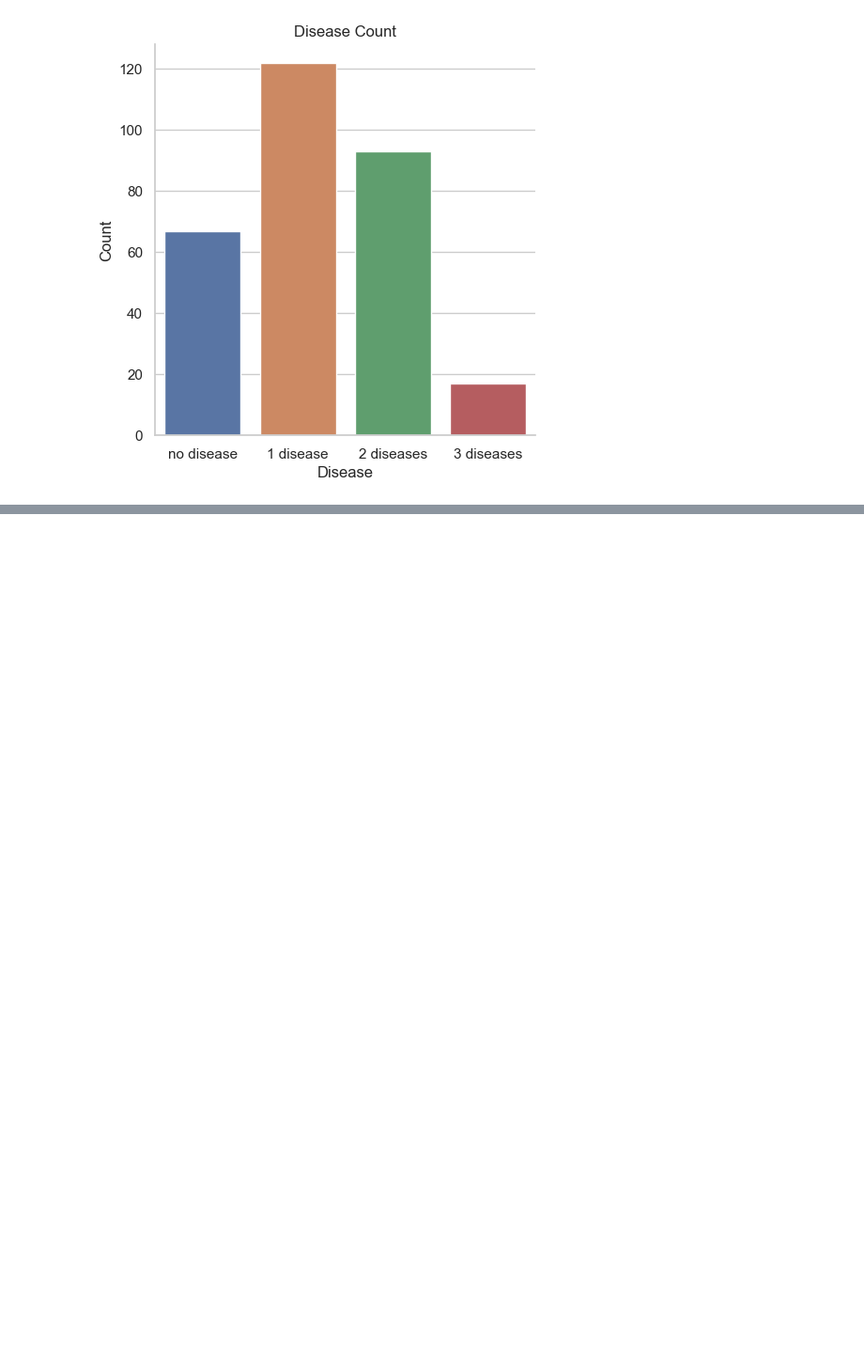
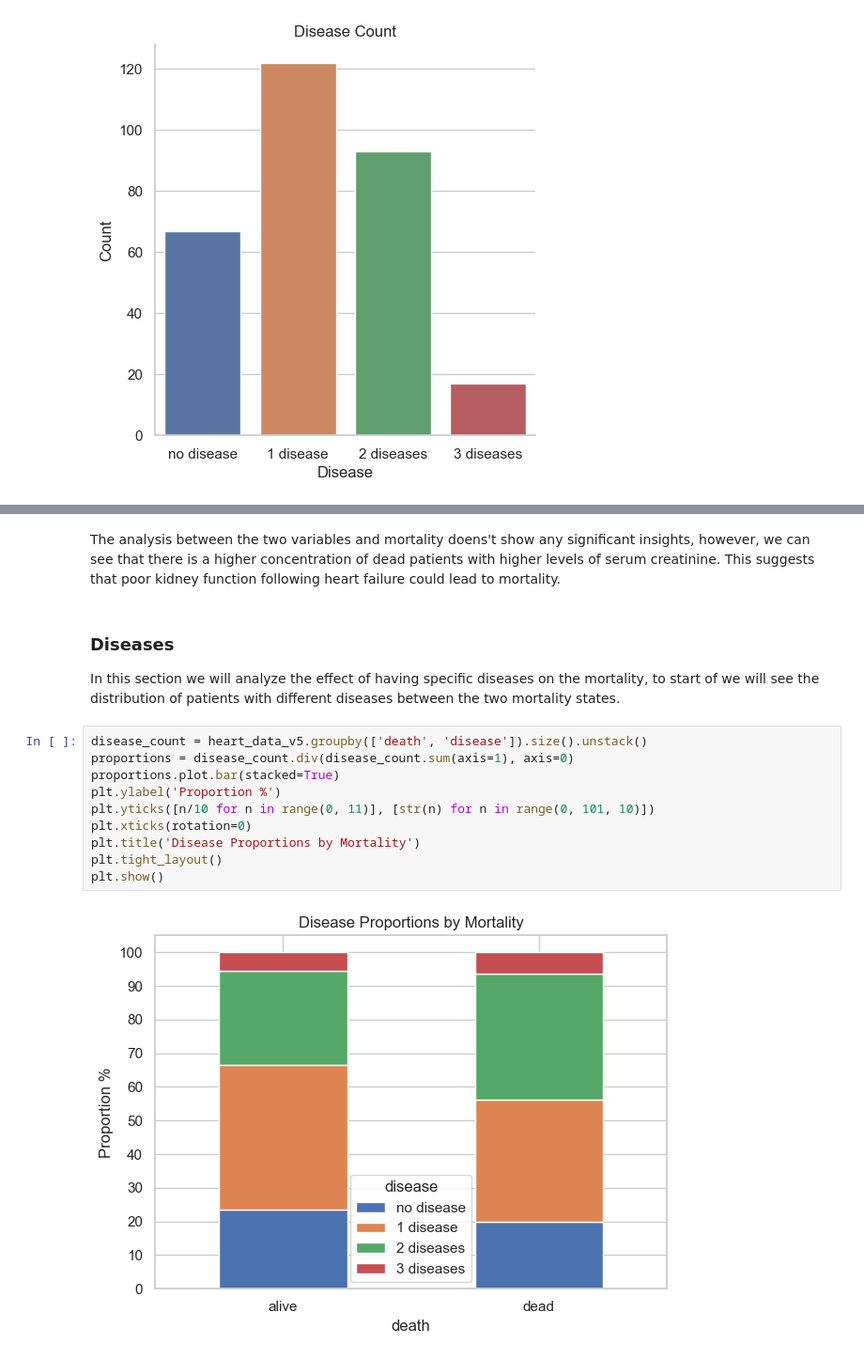
Before and after one commit to masterbatcoderman10/heart_failure_analysis, a Jupyter notebook: analysis.ipynb, the cells around one changed output, grey strips where cells are left out. Shown at 94% size. Drawn from its saved outputs; the diff is of its cells as text; blank space fills up the shorter version.

Commit message:
completed multi-variate analysis

```diff
--- a/analysis.ipynb
+++ b/analysis.ipynb
@@ -436,0 +537,18 @@ Univariate analysis allowed us to understand the condition of the patients upon
+# %% [markdown]
+The analysis between the two variables and mortality doens't show any significant insights, however, we can see that there is a higher concentration of dead patients with higher levels of serum creatinine. This suggests that poor kidney function following heart failure could lead to mortality.
+# %% [markdown]
+### Diseases
+
+In this section we will analyze the effect of having specific diseases on the mortality, to start of we will see the distribution of patients with different diseases between the two mortality states.
+# %%
+disease_count = heart_data_v5.groupby(['death', 'disease']).size().unstack()
+proportions = disease_count.div(disease_count.sum(axis=1), axis=0)
+proportions.plot.bar(stacked=True)
+plt.ylabel('Proportion %')
+plt.yticks([n/10 for n in range(0, 11)], [str(n) for n in range(0, 101, 10)])
+plt.xticks(rotation=0)
+plt.title('Disease Proportions by Mortality')
+plt.tight_layout()
+plt.show()
+# %% [output]
+[figure, added]
```
Also changed, not shown: parts of 23 cells of this notebook.
